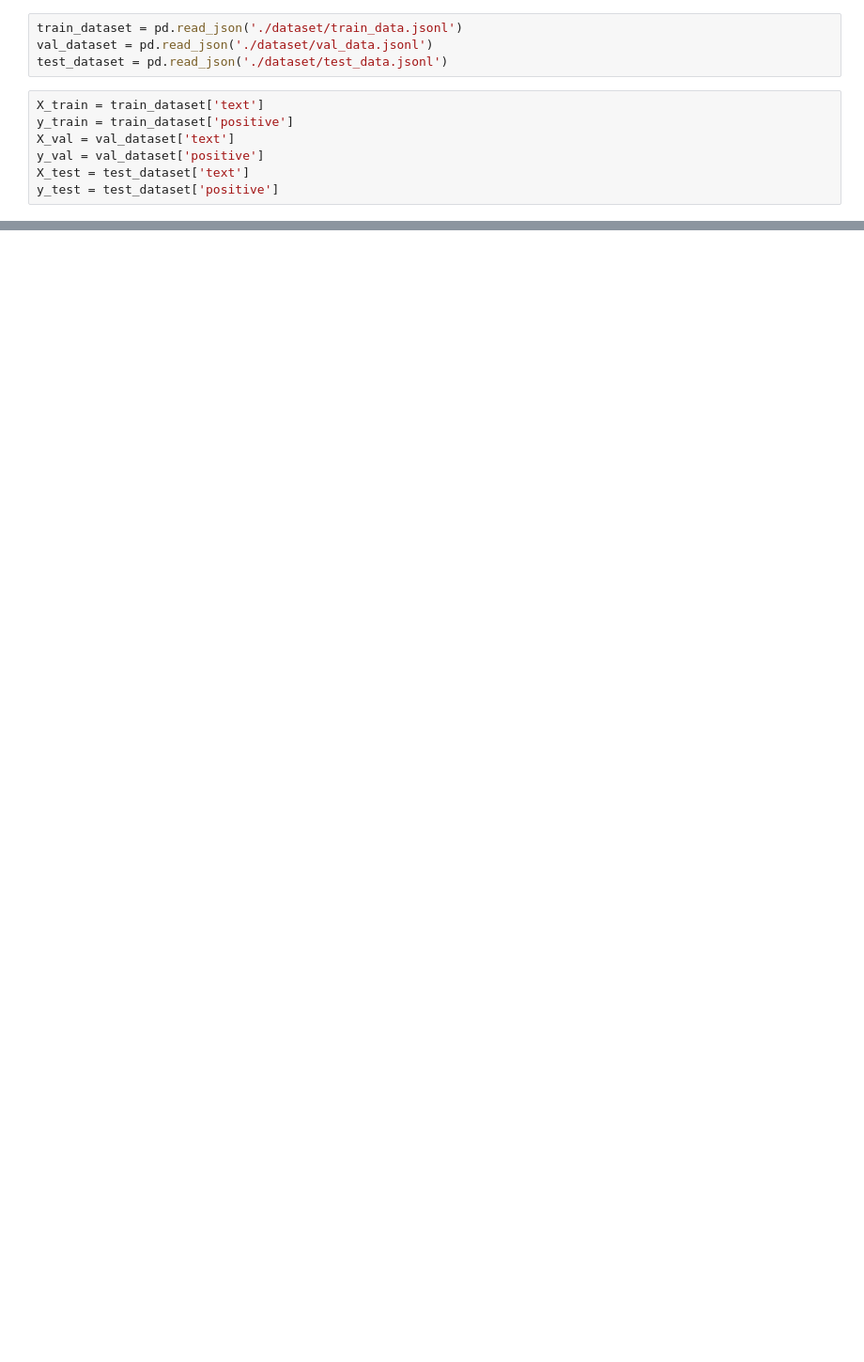
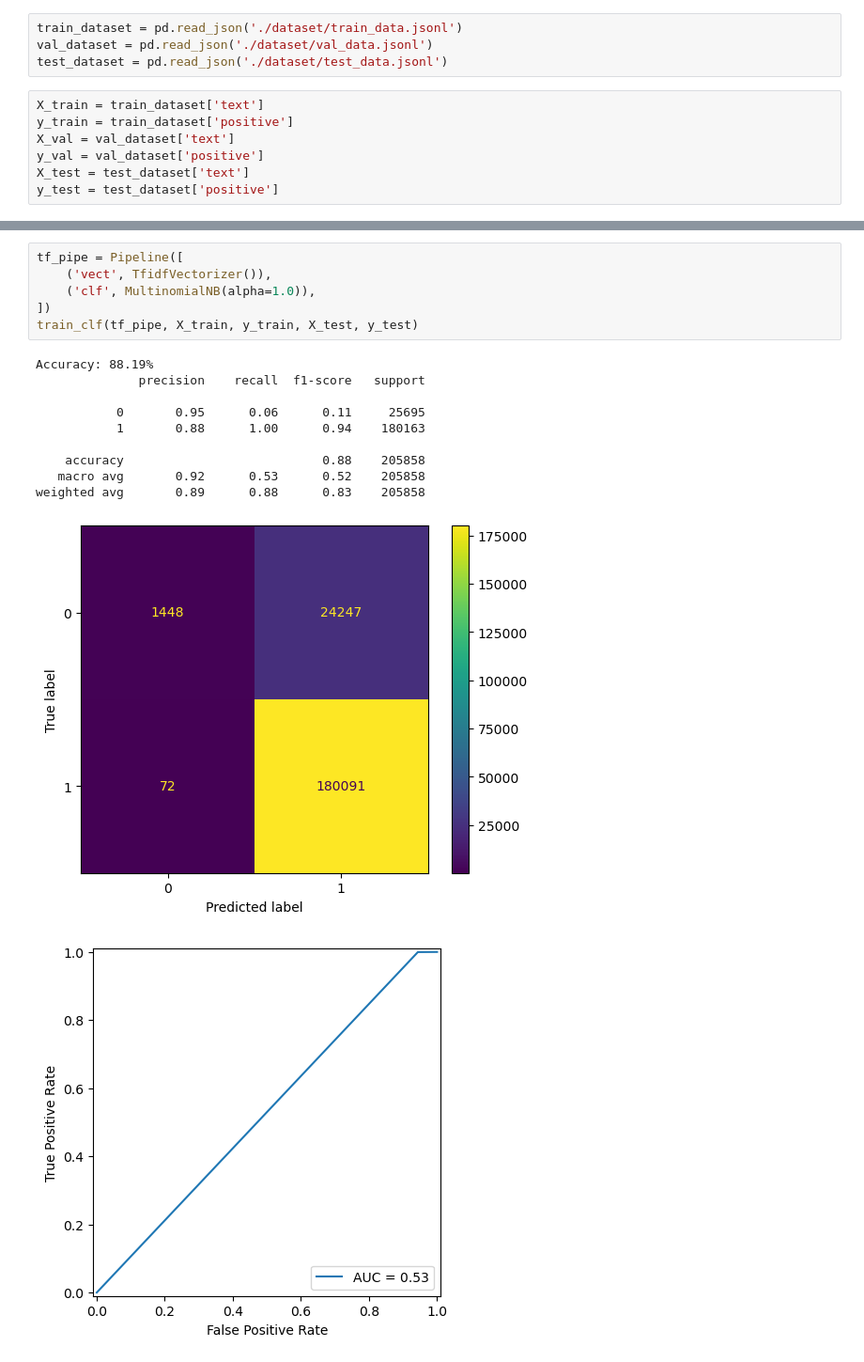
Before and after one commit to heejuHwang/sentiment-analysis-amazon-review, a Jupyter notebook: supervised-learning.ipynb, the cells around one changed output, grey strips where cells are left out. Shown: that part at 94% size. Drawn from its saved outputs; the diff is of its cells as text; blank space fills up the shorter version.

```diff
--- a/supervised-learning.ipynb
+++ b/supervised-learning.ipynb
@@ -63,0 +65,18 @@ cm_plot.plot()
+# %%
+tf_pipe = Pipeline([
+    ('vect', TfidfVectorizer()),
+    ('clf', MultinomialNB(alpha=1.0)),
+])
+train_clf(tf_pipe, X_train, y_train, X_test, y_test)
+# %% [output]
+Accuracy: 88.19%
+              precision    recall  f1-score   support
+
+           0       0.95      0.06      0.11     25695
+           1       0.88      1.00      0.94    180163
+
+    accuracy                           0.88    205858
+   macro avg       0.92      0.53      0.52    205858
+weighted avg       0.89      0.88      0.83    205858
+[figure, added]
+[figure, added]
```
Also changed, not shown: parts of 16 cells of this notebook, 2 other files.
